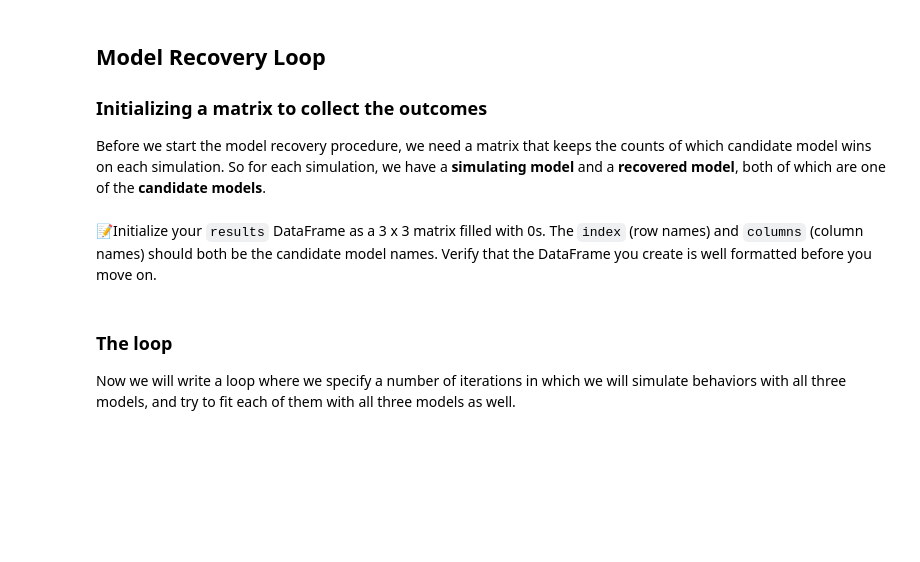
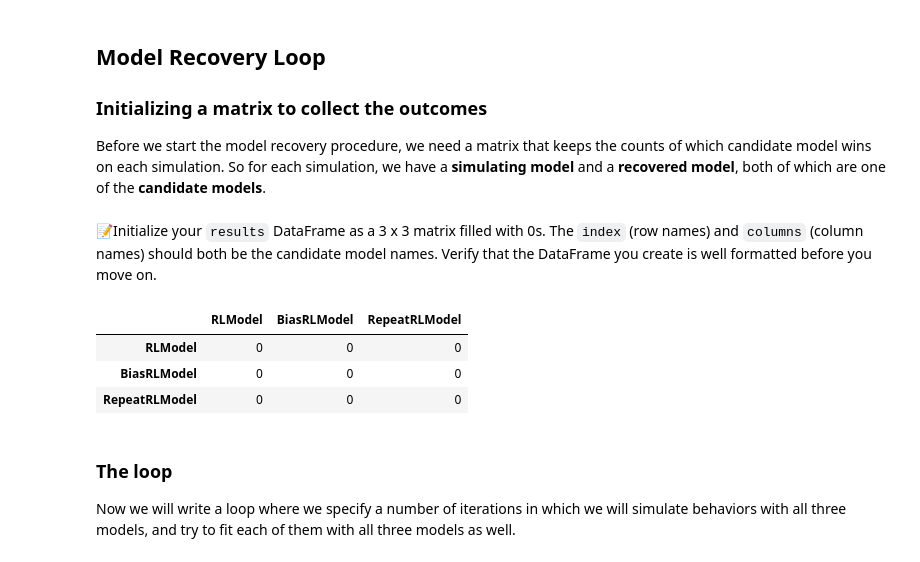
Before and after one commit to easiryne/cognitive-modeling-lab, a Jupyter notebook: TD_7/td7_notebook.ipynb, the cells around one changed output. Cells and saved outputs as stored; diff of their text form; code cells hidden in the pictures; blank space fills up the shorter version.

```diff
--- a/TD_7/td7_notebook.ipynb
+++ b/TD_7/td7_notebook.ipynb
@@ -367,11 +368,16 @@ Before we start the model recovery procedure, we need a matrix that keeps the co
 📝Initialize your `results` DataFrame as a 3 x 3 matrix filled with 0s. The `index` (row names) and `columns` (column names) should both be the candidate model names. Verify that the DataFrame you create is well formatted before you move on.
 # %%
 results = pd.DataFrame(
-    data=...,
-    index=...,
-    columns=...
+    data=0,
+    index=model_names,
+    columns=model_names
 )
 results
+# %% [output]
+|  | RLModel | BiasRLModel | RepeatRLModel |
+| RLModel | 0 | 0 | 0 |
+| BiasRLModel | 0 | 0 | 0 |
+| RepeatRLModel | 0 | 0 | 0 |
 # %% [markdown]
 ### The loop
 Now we will write a loop where we specify a number of iterations in which we will simulate behaviors with all three models, and try to fit each of them with all three models as well.
```
Also changed, not shown: parts of 15 cells of this notebook.
